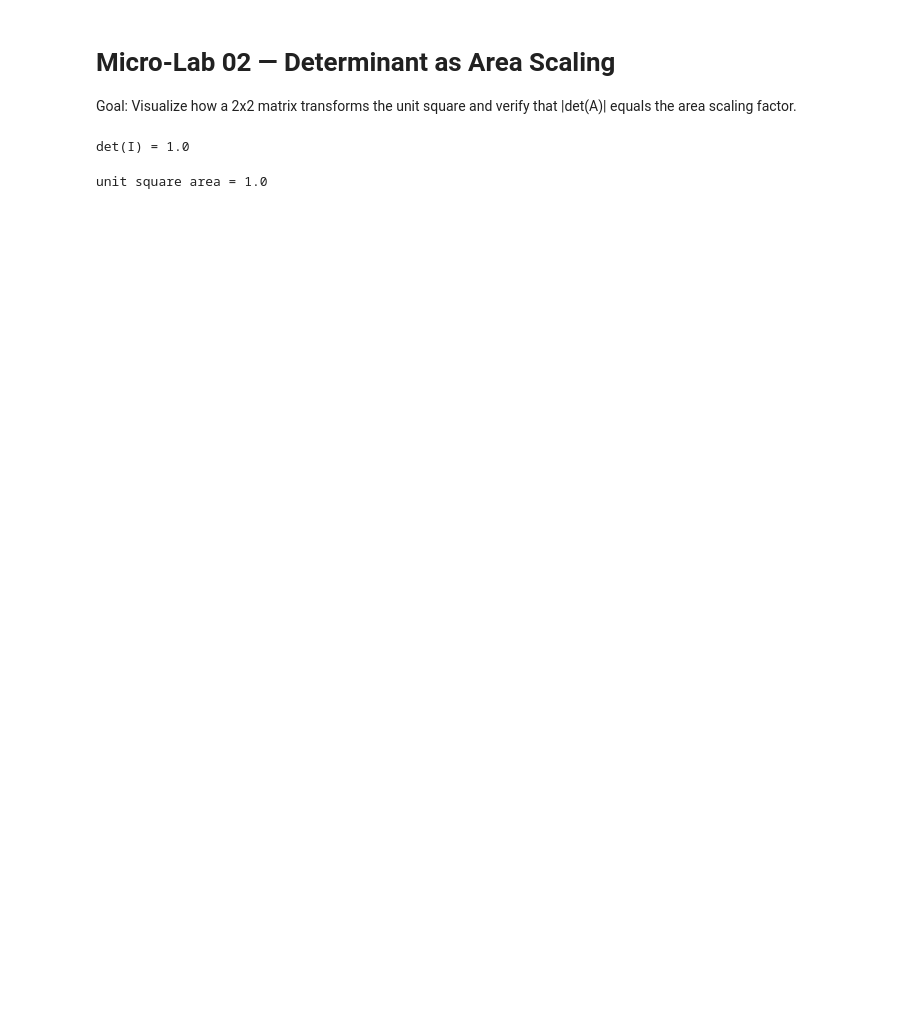
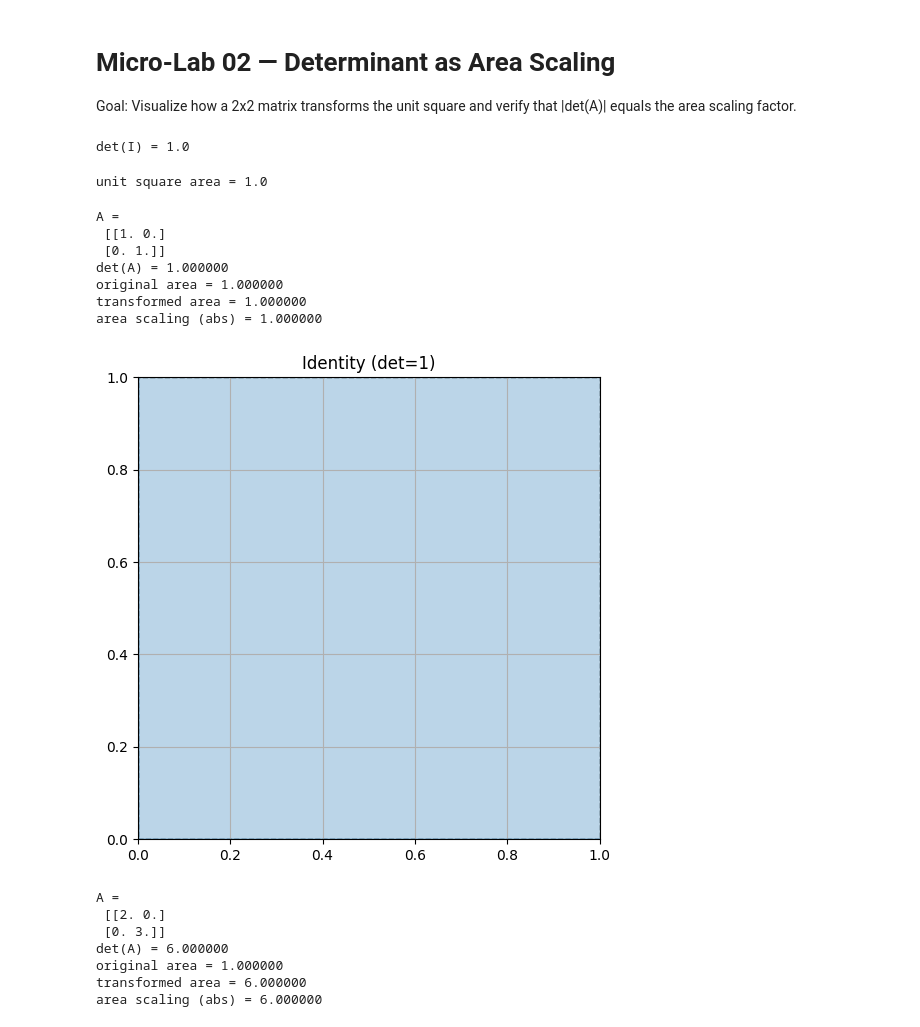
Before and after one commit to bigmath-hub/mml-study-companion, a Jupyter notebook: 04_matrix_decompositions/micro_labs/micro_lab_02_determinant_area_scaling.ipynb, the cells around one changed output. Drawn from its saved outputs; the diff is of its cells as text; code cells hidden in the pictures; blank space fills up the shorter version.

Commit message:
feat: plot unit square transformation and verify determinant scaling

```diff
--- a/04_matrix_decompositions/micro_labs/micro_lab_02_determinant_area_scaling.ipynb
+++ b/04_matrix_decompositions/micro_labs/micro_lab_02_determinant_area_scaling.ipynb
@@ -35,8 +35,7 @@ def transform_points(points: np.ndarray, matrix: np.ndarray) -> np.ndarray:
     Returns:
         Transformed points of shape (N, 2)
     """
-    # TODO: apply transformation (hint: points @ matrix.T)
-    return points
+    return points @ matrix.T
 
 def plot_transformation(matrix: np.ndarray, title: str) -> None:
     """
@@ -50,7 +49,37 @@ def plot_transformation(matrix: np.ndarray, title: str) -> None:
     # TODO: transform vertices
     # TODO: compute area and compare with determinant
     # TODO: plot both polygons
-    pass
+    square = np.array([
+        [0.0, 0.0],
+        [1.0, 0.0],
+        [1.0, 1.0],
+        [0.0, 1.0],
+    ])
+
+    transformed = transform_points(square, matrix)
+
+    area_original = polygon_area(square)
+    area_transformed = polygon_area(transformed)
+
+    det = np.linalg.det(matrix)
+
+    print("A =\n", matrix)
+    print(f"det(A) = {det:.6f}")
+    print(f"original area = {area_original:.6f}")
+    print(f"transformed area = {area_transformed:.6f}")
+    print(f"area scaling (abs) = {area_transformed / area_original:.6f}")
+
+    fig, ax = plt.subplots(figsize=(6, 6))
+    ax.add_patch(Polygon(square, closed=True, fill=False, linestyle="--"))
+    ax.add_patch(Polygon(transformed, closed=True, alpha=0.3))
+
+    ax.set_title(title)
+    ax.axhline(0, linewidth=1)
+    ax.axvline(0, linewidth=1)
+    ax.set_aspect("equal", adjustable="box")
+    ax.grid(True)
+    plt.show()
+
 
 I = np.eye(2)
 print("det(I) =", np.linalg.det(I))
@@ -68,3 +97,22 @@ print("unit square area =", polygon_area(square))
 assert abs(polygon_area(square) - 1.0) < 1e-12
 # %% [output]
 unit square area = 1.0
+# %%
+plot_transformation(np.eye(2), "Identity (det=1)")
+plot_transformation(np.array([[2.0, 0.0],[0.0, 3.0]]), "Scaling (det=6)")
+# %% [output]
+A =
+ [[1. 0.]
+ [0. 1.]]
+det(A) = 1.000000
+original area = 1.000000
+transformed area = 1.000000
+area scaling (abs) = 1.000000
+[figure, added]
+A =
+ [[2. 0.]
+ [0. 3.]]
+det(A) = 6.000000
+original area = 1.000000
+transformed area = 6.000000
+area scaling (abs) = 6.000000
```
Also changed, not shown: parts of 2 cells of this notebook.
